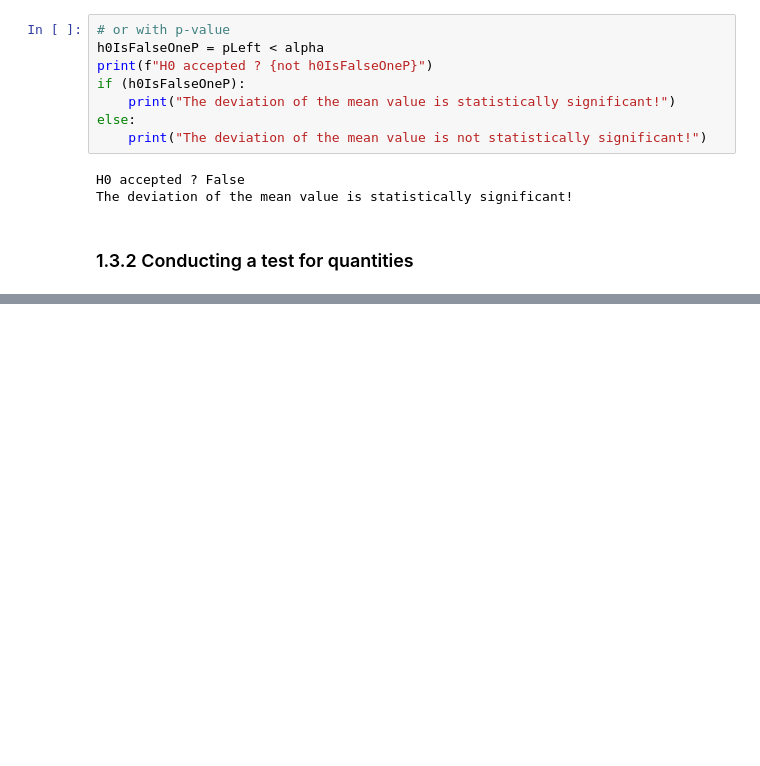
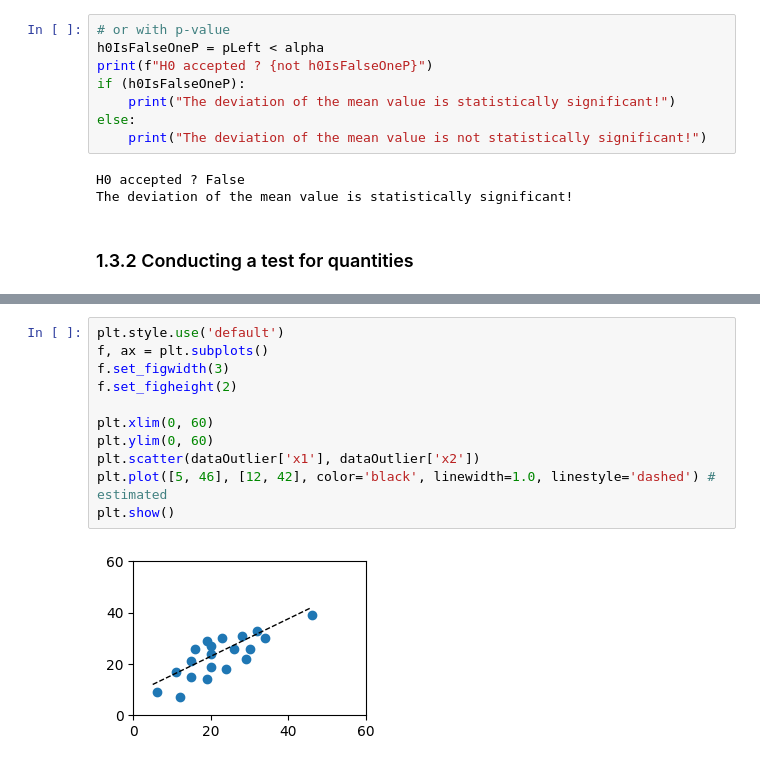
Before and after one commit to baltricks/mva, a Jupyter notebook: notebooks/1_Introduction.ipynb, the cells around one changed output, grey strips where cells are left out. Drawn from its saved outputs; the diff is of its cells as text; blank space fills up the shorter version.

```diff
--- a/notebooks/1_Introduction.ipynb
+++ b/notebooks/1_Introduction.ipynb
@@ -426,0 +572,13 @@ The deviation of the mean value is statistically significant!
+# %%
+plt.style.use('default')
+f, ax = plt.subplots()
+f.set_figwidth(3)
+f.set_figheight(2)
+
+plt.xlim(0, 60)
+plt.ylim(0, 60)
+plt.scatter(dataOutlier['x1'], dataOutlier['x2'])
+plt.plot([5, 46], [12, 42], color='black', linewidth=1.0, linestyle='dashed') # estimated
+plt.show()
+# %% [output]
+[figure, added]
```
Also changed, not shown: parts of 24 cells of this notebook.
